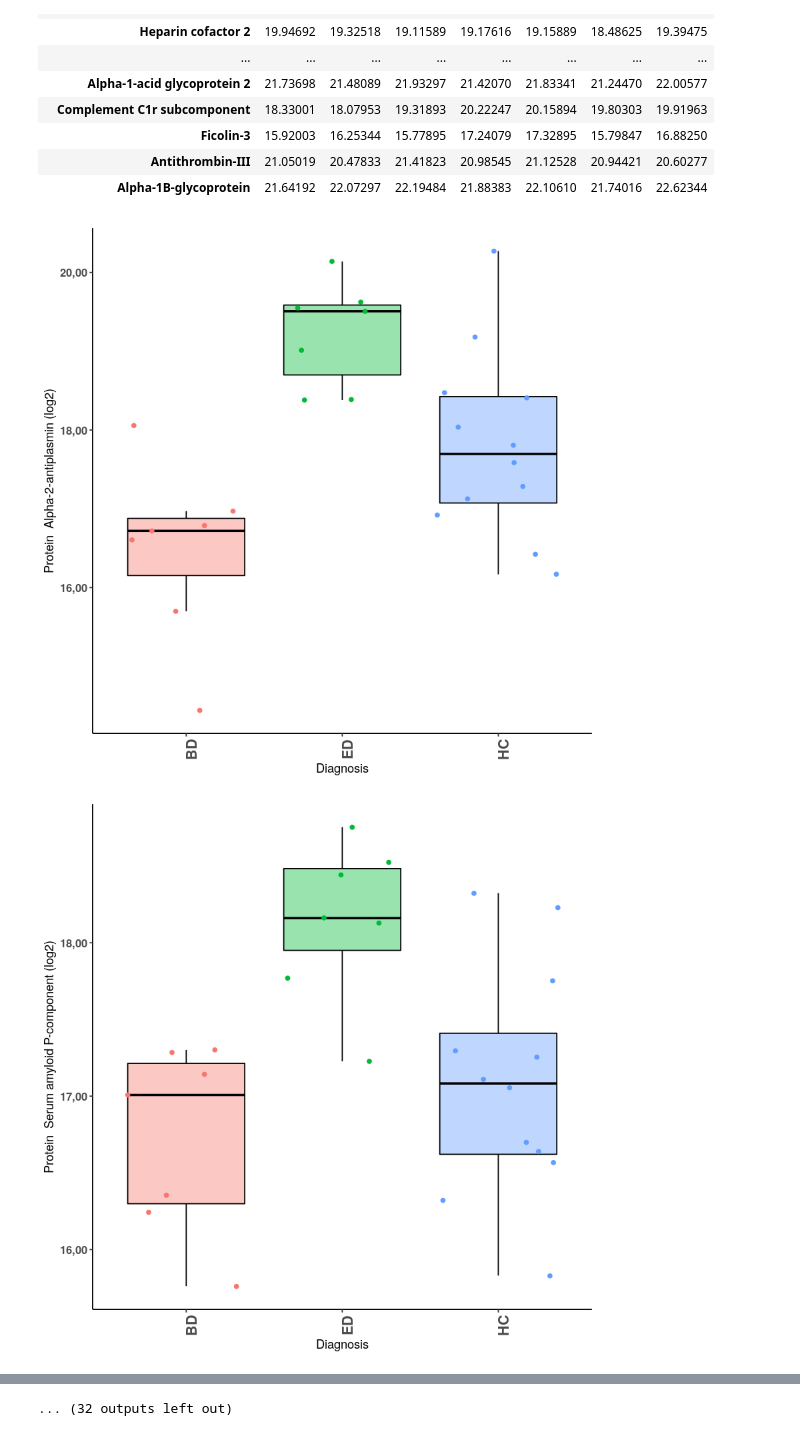
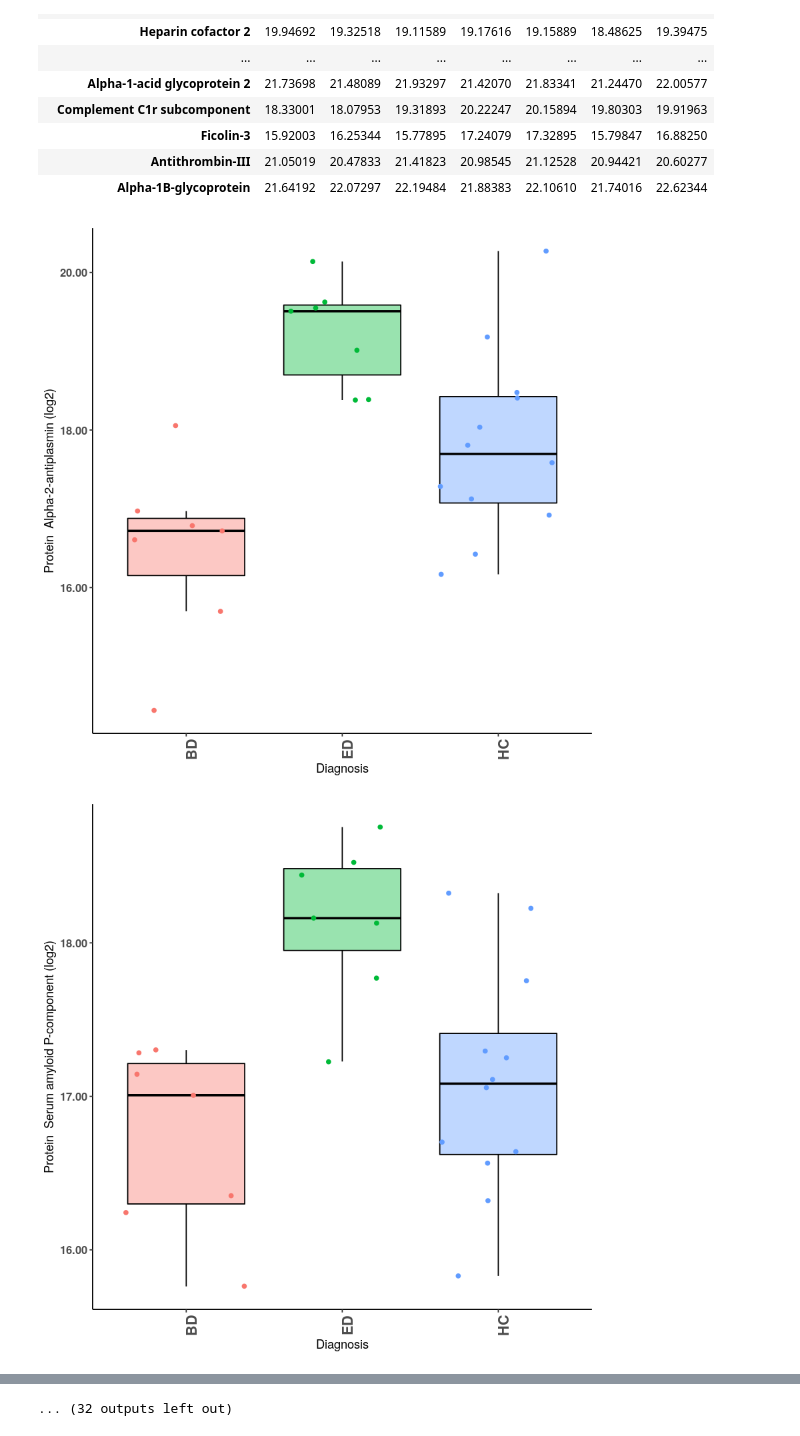
Before and after one commit to fpgdesa/ResultadosElisa, a Jupyter notebook: Resultados.ipynb, the cells around one changed output, grey strips where cells are left out. Cells and saved outputs as stored; diff of their text form; code cells hidden in the pictures.

```diff
--- a/Resultados.ipynb
+++ b/Resultados.ipynb
@@ -173,33 +173,33 @@ for(i in c(1:length(dados$Grupos))){
         geom_boxplot(aes(fill = as.factor(label)),
                      outlier.colour = "white",
                      alpha = 0.4,
                      colour = "black") +
 
         geom_jitter() +
 
         theme(legend.position = "none")+
 
         labs(x= "Diagnosis",
              y= paste("Protein ",
                       dados$Grupos[i],
                       "(log2)"),
             title= NULL) +
 
         theme(
         axis.line = element_line(colour = "black"),
         panel.grid.major = element_blank(),
         panel.grid.minor = element_blank(),
         panel.border = element_blank(),
         panel.background = element_blank(),
         axis.text.x = element_text(angle = 90, size = 13, face = "bold"),
         axis.text.y = element_text(size = 10,face = "bold")) +
 
         scale_y_continuous(
                           labels = scales::number_format(accuracy = 0.01,
-                          decimal.mark = ','))
+                          decimal.mark = '.'))
 
         print(plot)
 }
 # %% [output]
-[figure, old version]
+[figure, new version]
-[figure, old version]
+[figure, new version]
```
Also changed, not shown: parts of 1 cell of this notebook.
